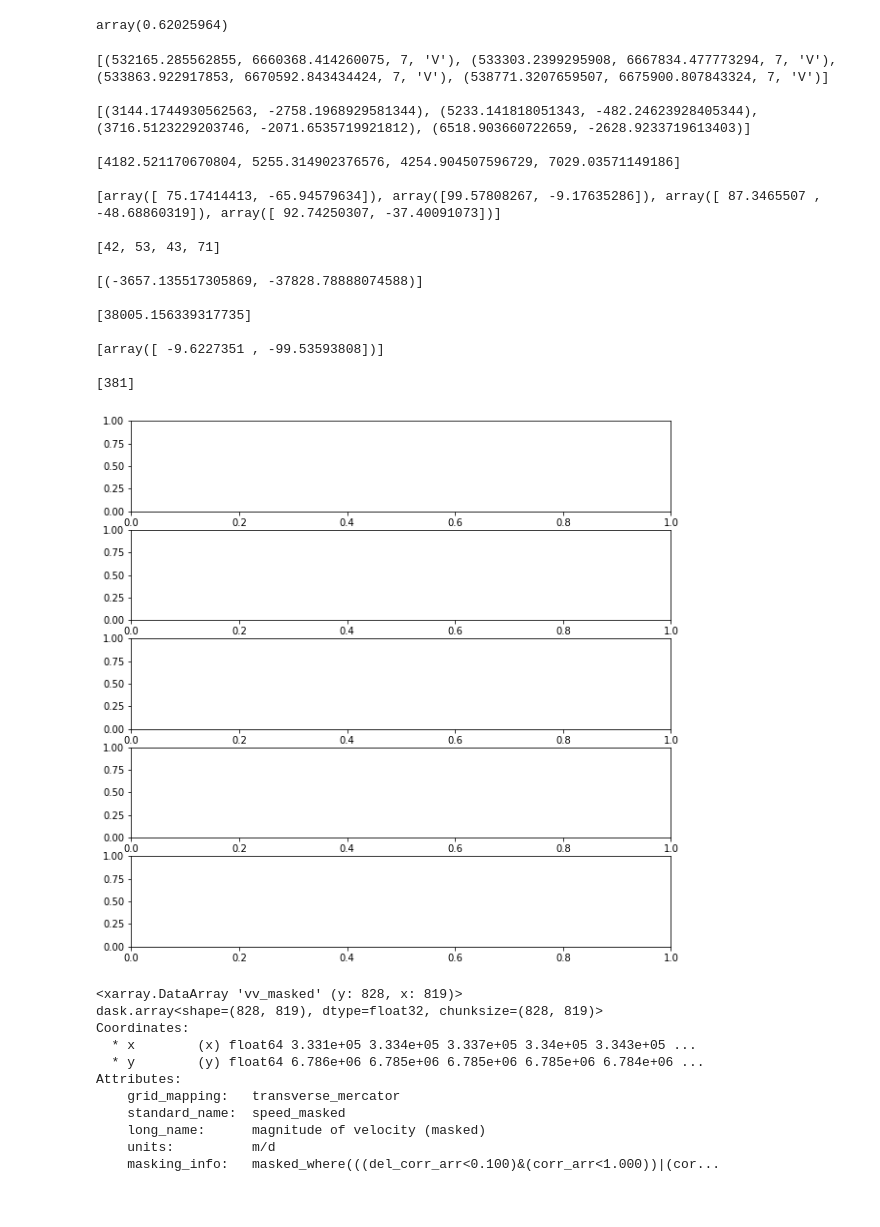
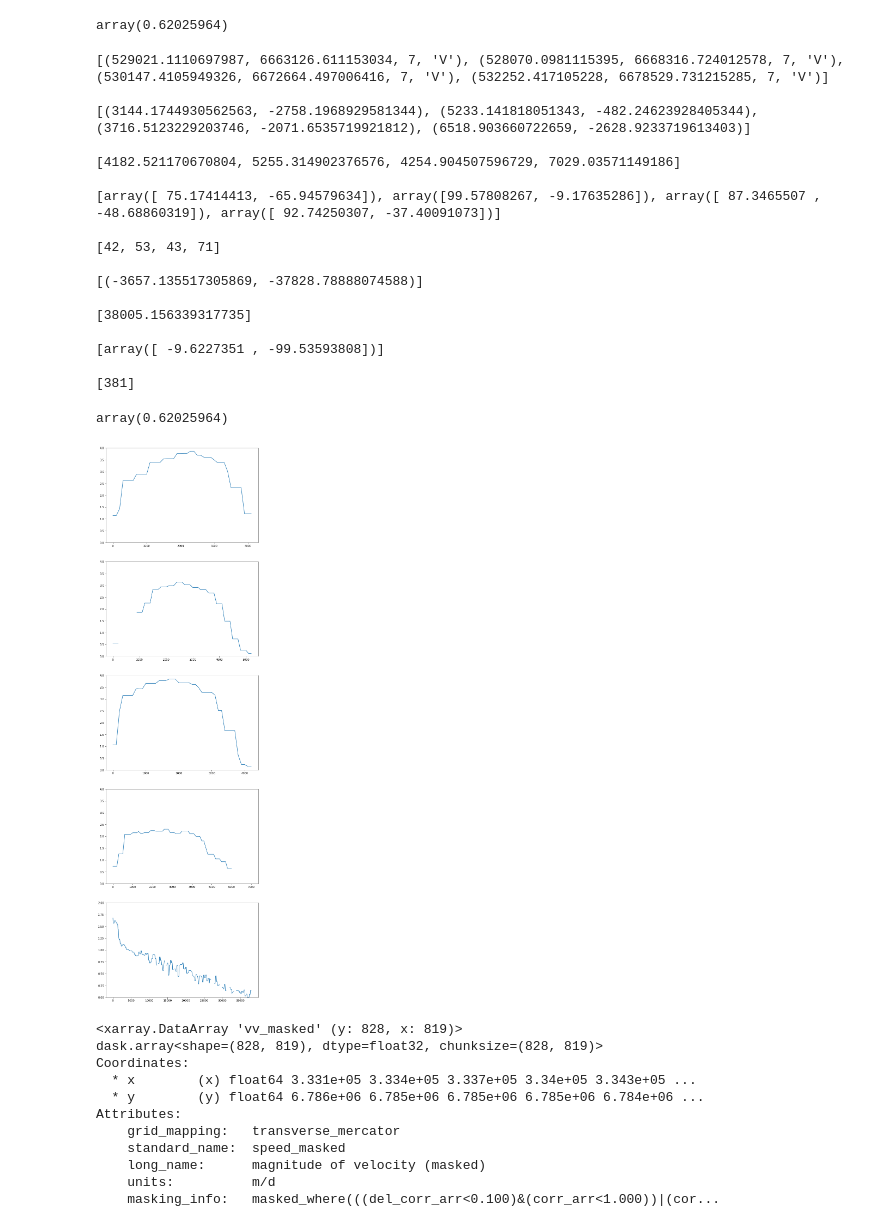
Before and after one commit to pangeo-data/cmr, a Jupyter notebook: golive.ipynb, the cells around one changed output. Drawn from its saved outputs; the diff is of its cells as text; code cells hidden in the pictures.

```diff
--- a/golive.ipynb
+++ b/golive.ipynb
@@ -684,6 +684,8 @@ for i in range(4):
 malaspina_utm0.append(utm.from_latlon(MalaspinaEndpoints[0][0][0],MalaspinaEndpoints[0][0][1]))
 malaspina_utm1.append(utm.from_latlon(MalaspinaEndpoints[0][1][0],MalaspinaEndpoints[0][1][1]))
 
+# So utm0 is a UTM 4-plet, as is utm1, for the two endpoints of the transect
+
 # The transects are about 5 to 40 km in length. With nominal 240 meter posting in the data we'll
 #   oversample a bit via 100 meter postings
 from numpy.linalg import norm
@@ -701,7 +703,7 @@ tpM = [trM[0]/tlM[0]*posting]
 npM = [int(tlM[0]/posting) + 1]
 
 
-print(seward_utm1, '\n')       # notice these 4-tuples are (easting, northing, lon-band, lat-band)
+print(seward_utm0, '\n')       # notice these 4-tuples are (easting, northing, lon-band, lat-band)
 print(trS, '\n')
 print(tlS, '\n')
 print(tpS, '\n')
@@ -711,7 +713,7 @@ print(tlM, '\n')
 print(tpM, '\n')
 print(npM, '\n')
 # %% [output]
-[(532165.285562855, 6660368.414260075, 7, 'V'), (533303.2399295908, 6667834.477773294, 7, 'V'), (533863.922917853, 6670592.843434424, 7, 'V'), (538771.3207659507, 6675900.807843324, 7, 'V')]
+[(529021.1110697987, 6663126.611153034, 7, 'V'), (528070.0981115395, 6668316.724012578, 7, 'V'), (530147.4105949326, 6672664.497006416, 7, 'V'), (532252.417105228, 6678529.731215285, 7, 'V')]
 
 [(3144.1744930562563, -2758.1968929581344), (5233.141818051343, -482.24623928405344), (3716.5123229203746, -2071.6535719921812), (6518.903660722659, -2628.9233719613403)]
 
@@ -728,11 +730,55 @@ print(npM, '\n')
 [array([ -9.6227351 , -99.53593808])]
 
 [381]
-# %%
-fig,ax = plt.subplots(5)
-fig.set_size_inches(10,10)
-# %% [output]
-[figure, removed]
+# %%
+s, d = [], []
+
+for t in range(4):
+    s.append([float(m[2]['vv_masked'].sel(y=seward_utm0[t][1] + float(i)*tpS[t][1],
+                                   x=seward_utm0[t][0] + float(i)*tpS[t][0],
+                                   method='nearest').values) for i in range(npS[t])])
+    d.append([float(i)*posting for i in range(npS[t])])
+
+# Malaspina (presently only one longitudinal profile)
+for t in range(1):
+    s.append([float(m[2]['vv_masked'].sel(y=malaspina_utm0[t][1] + float(i)*tpM[t][1],
+                                x=malaspina_utm0[t][0] + float(i)*tpM[t][0],
+                                method='nearest').values) for i in range(npM[t])])
+    d.append([float(i)*posting for i in range(npM[t])])
+# %%
+northing = 6637657.5
+easting = 528142.5
+a = m[2]['vv_masked'].sel(y=northing, x=easting, method='nearest')
+# a = m[0]['vv_masked'].sel(y=northing, x=easting)
+a.values
+# %% [output]
+array(0.62025964)
+# %%
+fig,axes = plt.subplots(5, figsize=(10,30))
+fig.set_size_inches(10,10)
+# Don't need axes[0].axis('equal') as this is not geometry
+axes[0].set(ylim=(0., 4.))
+axes[1].set(ylim=(0., 4.))
+axes[2].set(ylim=(0., 4.))
+axes[3].set(ylim=(0., 4.))
+axes[4].set(ylim=(0., 2.))
+# axes[0].set(xlabel='transect 1', ylabel = 'm / d', title='Seward Glacier transect speed')
+# axes[1].set(xlim=(-1, 4), ylim=(-3,3))
+# axes[1].set(xlabel='transect 2', ylabel = 'm / d', title='Seward Glacier transect speed')
+# axes[2].set(xlim=(-1, 4), ylim=(-3,3))
+# axes[2].set(xlabel='transect 3', ylabel = 'm / d', title='Seward Glacier transect speed')
+# axes[3].set(xlim=(-1, 4), ylim=(-3,3))
+# axes[3].set(xlabel='transect 4', ylabel = 'm / d', title='Seward Glacier transect speed')
+# axes[4].set(xlim=(-1, 4), ylim=(-3,3))
+# axes[4].set(xlabel='longitudinal', ylabel = 'm / d', title='Malaspina Glacier longitudinal profile speed')
+plt.subplots_adjust(bottom=-.2, top=1.2)
+
+# plot(x-list, y-list)
+x = []
+y = []
+for t in range(5): axes[t].plot(d[t], s[t])
+# %% [output]
+[figure, added]
 # %%
 # At this point it is good to remember
 # I will compile a list of (x, y) tuples where the velocity is reasonable
```
